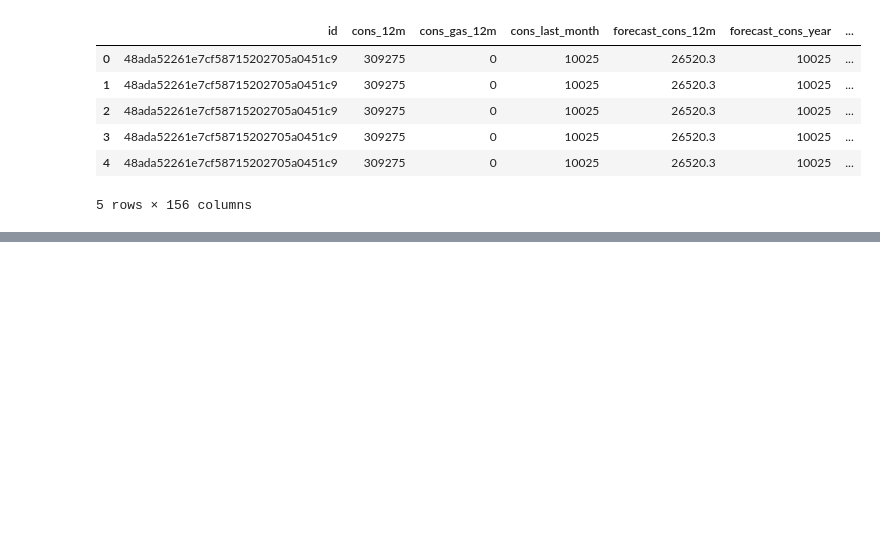
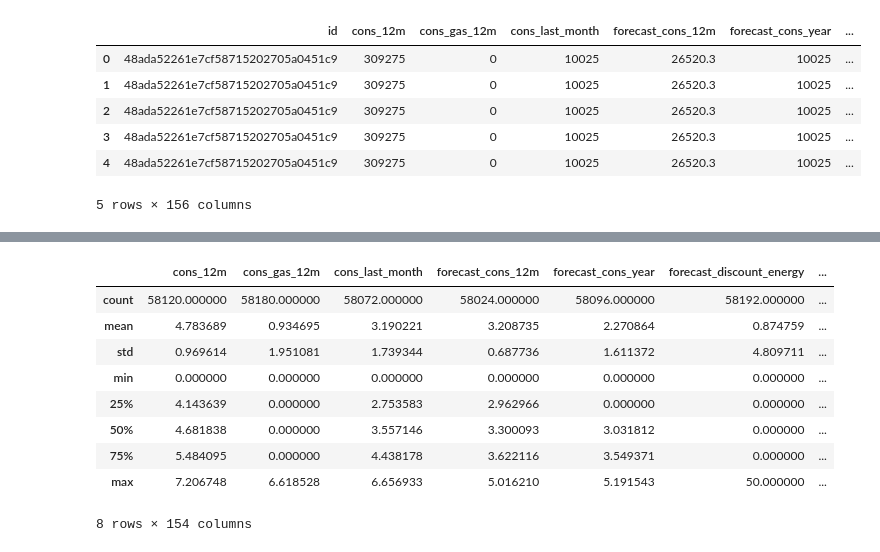
Before and after one commit to weekysui/customer_churn_problem, a Jupyter notebook: Data Understanding (1).ipynb, the cells around one changed output, grey strips where cells are left out. Saved outputs shown, nothing was run; the diff lists cells and outputs as text; code cells hidden in the pictures; blank space fills up the shorter version.

Commit message:
done with normal distribution

```diff
--- a/Data Understanding (1).ipynb
+++ b/Data Understanding (1).ipynb
@@ -1328,0 +1400,15 @@ combine.head()
+# %%
+combine.describe()
+# 从std可见数值变小了很多，distribution从上面的图可知closer to normal distributions now
+# from the boxplot, some values are very far from the range(outliers). we will deal with them next step
+# %% [output]
+|  | cons_12m | cons_gas_12m | cons_last_month | forecast_cons_12m | forecast_cons_year | forecast_discount_energy | ... |
+| count | 58120.000000 | 58180.000000 | 58072.000000 | 58024.000000 | 58096.000000 | 58192.000000 | ... |
+| mean | 4.783689 | 0.934695 | 3.190221 | 3.208735 | 2.270864 | 0.874759 | ... |
+| std | 0.969614 | 1.951081 | 1.739344 | 0.687736 | 1.611372 | 4.809711 | ... |
+| min | 0.000000 | 0.000000 | 0.000000 | 0.000000 | 0.000000 | 0.000000 | ... |
+| 25% | 4.143639 | 0.000000 | 2.753583 | 2.962966 | 0.000000 | 0.000000 | ... |
+| 50% | 4.681838 | 0.000000 | 3.557146 | 3.300093 | 3.031812 | 0.000000 | ... |
+| 75% | 5.484095 | 0.000000 | 4.438178 | 3.622116 | 3.549371 | 0.000000 | ... |
+| max | 7.206748 | 6.618528 | 6.656933 | 5.016210 | 5.191543 | 50.000000 | ... |
+8 rows × 154 columns
```
Also changed, not shown: parts of 18 cells of this notebook.
